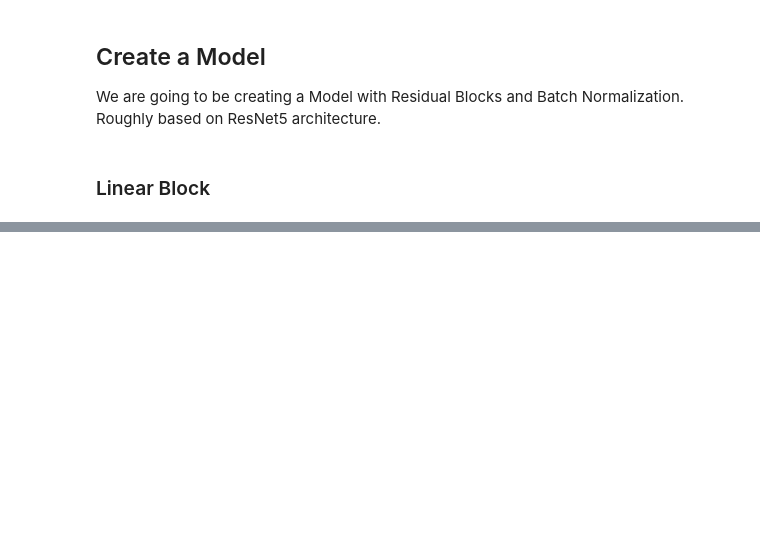
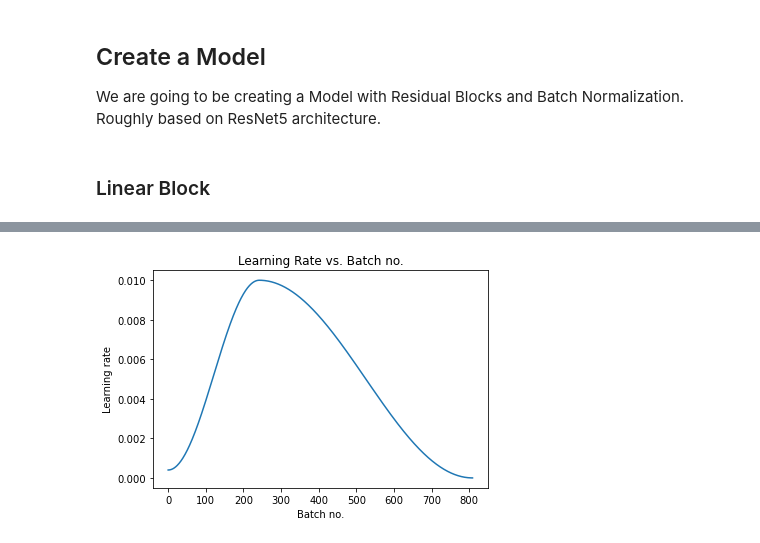
Before and after one commit to charitarthchugh/PulsarIdentification, a Jupyter notebook: Predicting-Pulsars.ipynb, the cells around one changed output, grey strips where cells are left out. Cells and saved outputs as stored; diff of their text form; code cells hidden in the pictures; blank space fills up the shorter version.

```diff
--- a/Predicting-Pulsars.ipynb
+++ b/Predicting-Pulsars.ipynb
@@ -247,0 +389,4 @@ def fit_one_cycle(epochs, max_lr, model, train_loader, val_loader,
+# %%
+plot_lrs(history)
+# %% [output]
+[figure, added]
```
Also changed, not shown: parts of 28 cells of this notebook.
